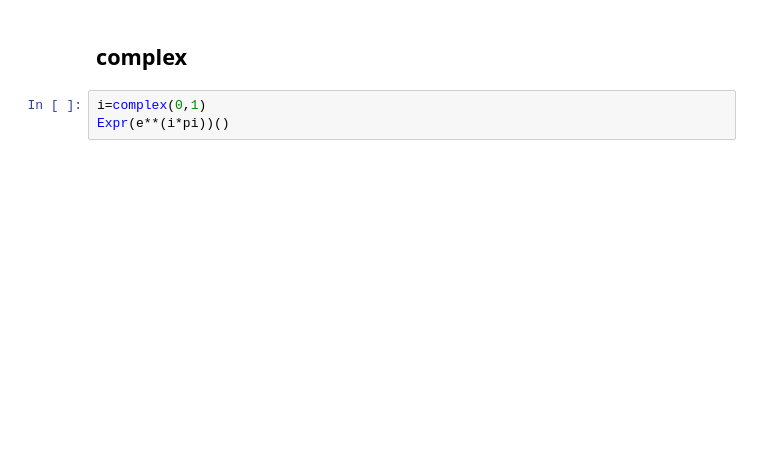
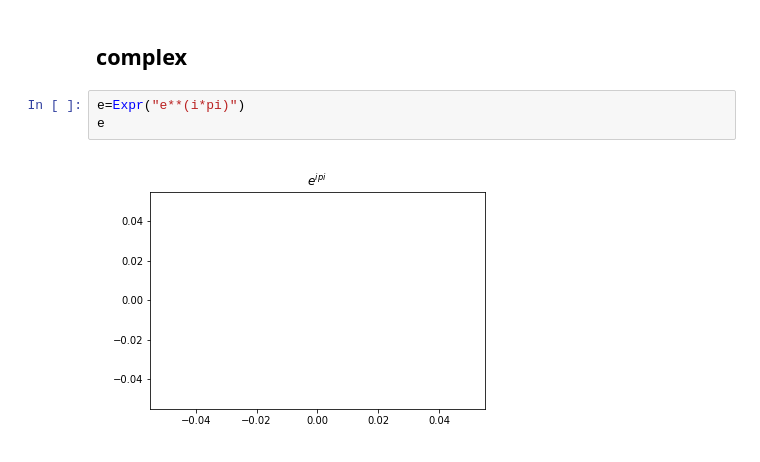
Before and after one commit to goulu/Goulib, a Jupyter notebook: notebooks/expr.ipynb, the cells around one changed output. Cells and saved outputs as stored; diff of their text form; blank space fills up the shorter version.

Commit message:
Expr.points added + math2.sqrt function handled correctly

```diff
--- a/notebooks/expr.ipynb
+++ b/notebooks/expr.ipynb
@@ -108,5 +143,7 @@ e(a=1) # substitution doesn't work yet ...
 # %% [markdown]
 ## complex
 # %%
-i=complex(0,1)
-Expr(e**(i*pi))()
+e=Expr("e**(i*pi)")
+e
+# %% [output]
+[figure, added]
```
Also changed, not shown: parts of 16 cells of this notebook, 2 other files.
